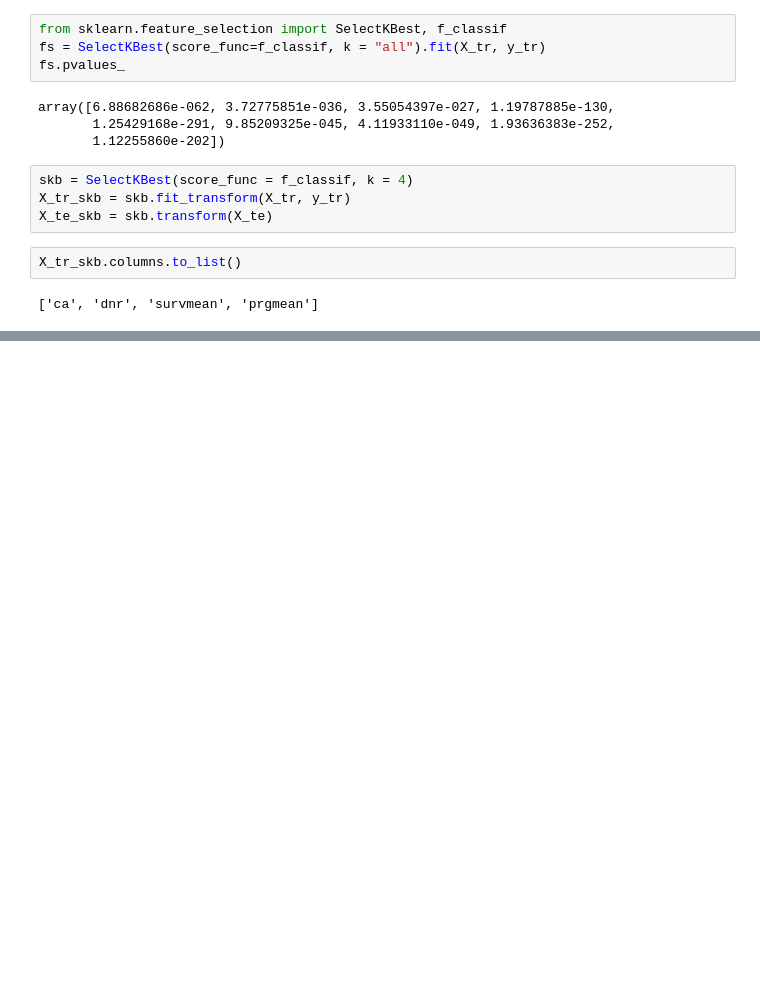
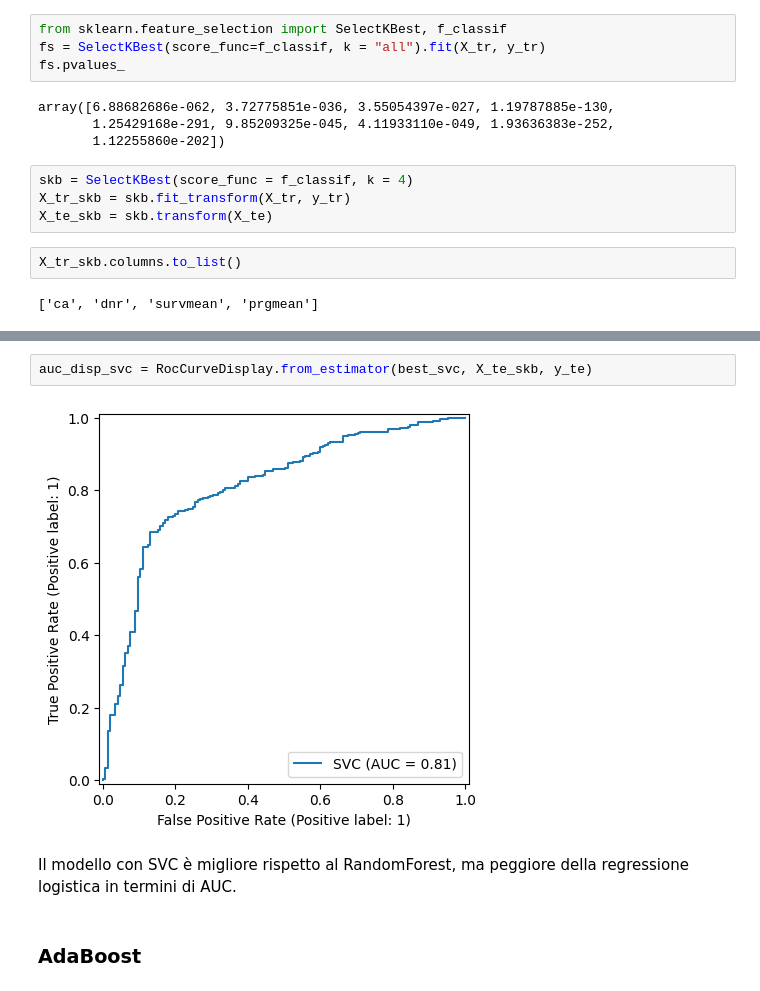
Before and after one commit to alberto-rampulla/big-data-course, a Jupyter notebook: 04_Classificazione/Classificazione-binaria.ipynb, the cells around one changed output, grey strips where cells are left out. Saved outputs shown, nothing was run; the diff lists cells and outputs as text; blank space fills up the shorter version.

```diff
--- a/04_Classificazione/Classificazione-binaria.ipynb
+++ b/04_Classificazione/Classificazione-binaria.ipynb
@@ -284,0 +394,8 @@ X_tr_skb.columns.to_list()
+# %%
+auc_disp_svc = RocCurveDisplay.from_estimator(best_svc, X_te_skb, y_te)
+# %% [output]
+[figure, added]
+# %% [markdown]
+Il modello con SVC è migliore rispetto al RandomForest, ma peggiore della regressione logistica in termini di AUC.
+# %% [markdown]
+### AdaBoost
```
Also changed, not shown: parts of 18 cells of this notebook.
